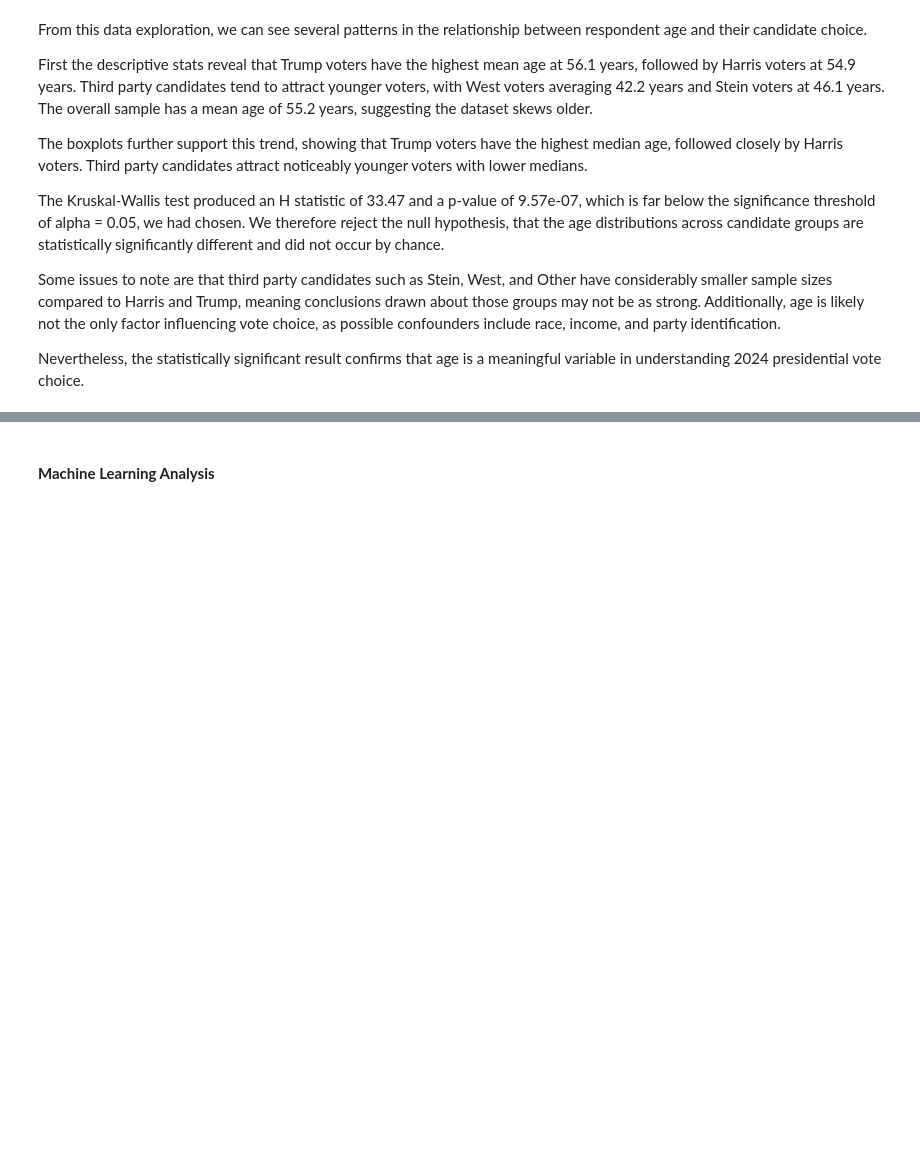
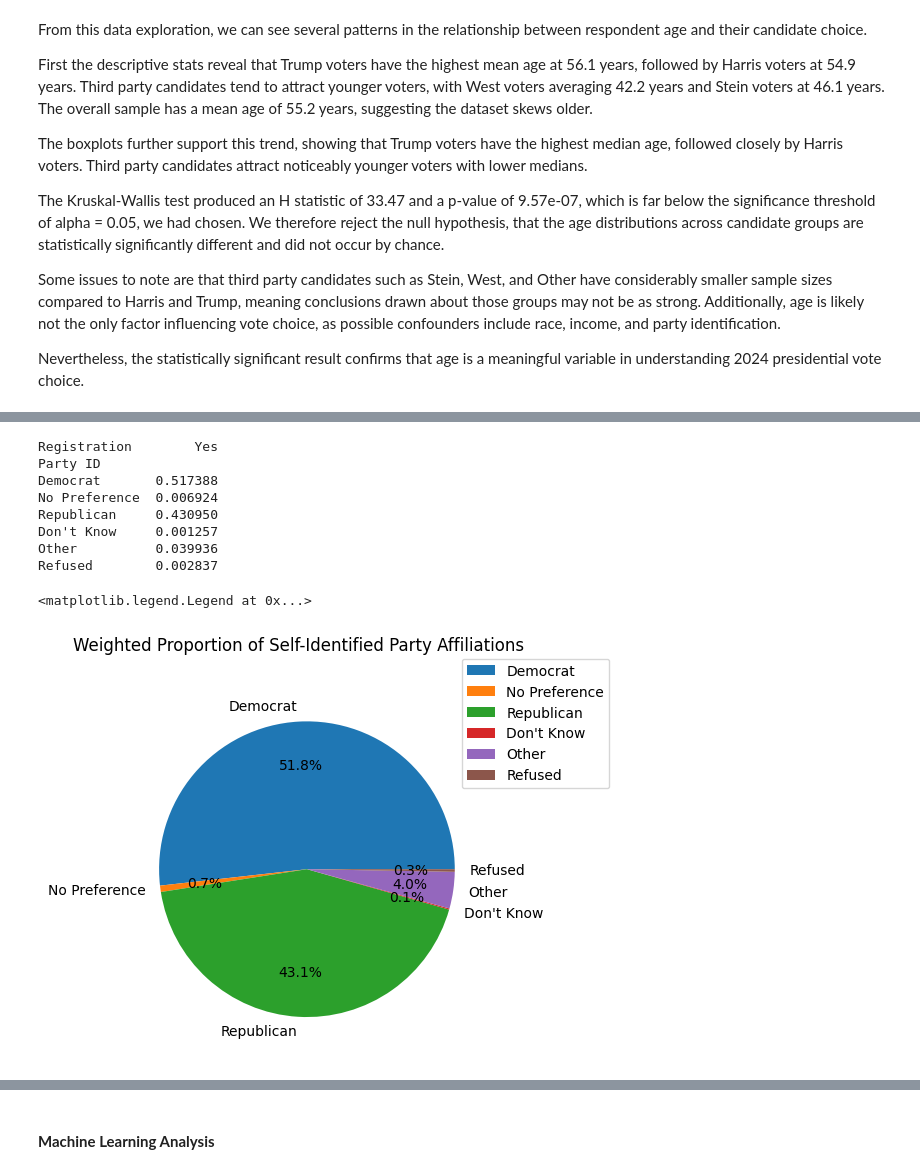
Before and after one commit to Aslan-A-M/CMSC320_Semester_Project, a Jupyter notebook: dataset/Checkpoint3/ml_analysis_organized.ipynb, the cells around one changed output, grey strips where cells are left out. Drawn from its saved outputs; the diff is of its cells as text; code cells hidden in the pictures; blank space fills up the shorter version.

```diff
--- a/dataset/Checkpoint3/ml_analysis_organized.ipynb
+++ b/dataset/Checkpoint3/ml_analysis_organized.ipynb
@@ -507,0 +549,4 @@ meaningful variable in understanding 2024 presidential vote choice.
+# %%
+# Load dataset
+df2024e_select = df2024[["V240001", "V240002c", "V240108b", "V241012", "V241221", "V242066"]]
+df2024e_select
@@ -507,0 +639,8 @@ meaningful variable in understanding 2024 presidential vote choice.
+# %%
+# Select only entries that completed both pre- and post- survey
+df2024e_relevant = df2024e_clean[df2024e_clean["Completed Survey"] == 1]
+
+# Drop No, Inapplicable, Don't Know Entries for voting Registration - we only want registered voters
+df2024e_relevant = df2024e_relevant[~df2024e_relevant["Registration"].isin(['No', 'Don\'t Know', 'Inapplicable'])]
+
+df2024e_relevant
@@ -507,0 +663,11 @@ meaningful variable in understanding 2024 presidential vote choice.
+# %%
+# Condense No, Inapplicable into No for Presidential Voting
+def condense_negative(response):
+    if response == "Inapplicable":
+        return "No"
+    else:
+        return response
+
+df2024e_relevant["Voted for President"] = df2024e_relevant["Voted for President"].apply(condense_negative)
+
+df2024e_relevant
@@ -507,0 +737,32 @@ meaningful variable in understanding 2024 presidential vote choice.
+# %%
+# Calculating ratio of Party Identifications to Overall Weighted Sum
+party_ratio_tab = pd.crosstab(index=df2024e_relevant['Party ID'],
+                              columns=df2024e_relevant['Registration'],
+                              values=df2024e_relevant['Weights'],
+                              aggfunc="sum",
+                              normalize="all")
+party_ratio_tab = party_ratio_tab.reindex(index=['Democrat', 'No Preference', 'Republican', 'Don\'t Know', 'Other', 'Refused'],
+                                              columns=['Yes'])
+
+print(party_ratio_tab)
+
+party_ratio_pieplot = party_ratio_tab.plot.pie(
+    subplots=True,
+    title="Weighted Proportion of Self-Identified Party Affiliations",
+    labeldistance=1.1,
+    autopct='%1.1f%%',
+    pctdistance=.7
+)
+
+pyplot.legend(loc='best', bbox_to_anchor=(0.9, 0.7))
+# %% [output]
+Registration        Yes
+Party ID
+Democrat       0.517388
+No Preference  0.006924
+Republican     0.430950
+Don't Know     0.001257
+Other          0.039936
+Refused        0.002837
+<matplotlib.legend.Legend at 0x...>
+[figure, added]
```
Also changed, not shown: parts of 29 cells of this notebook.
